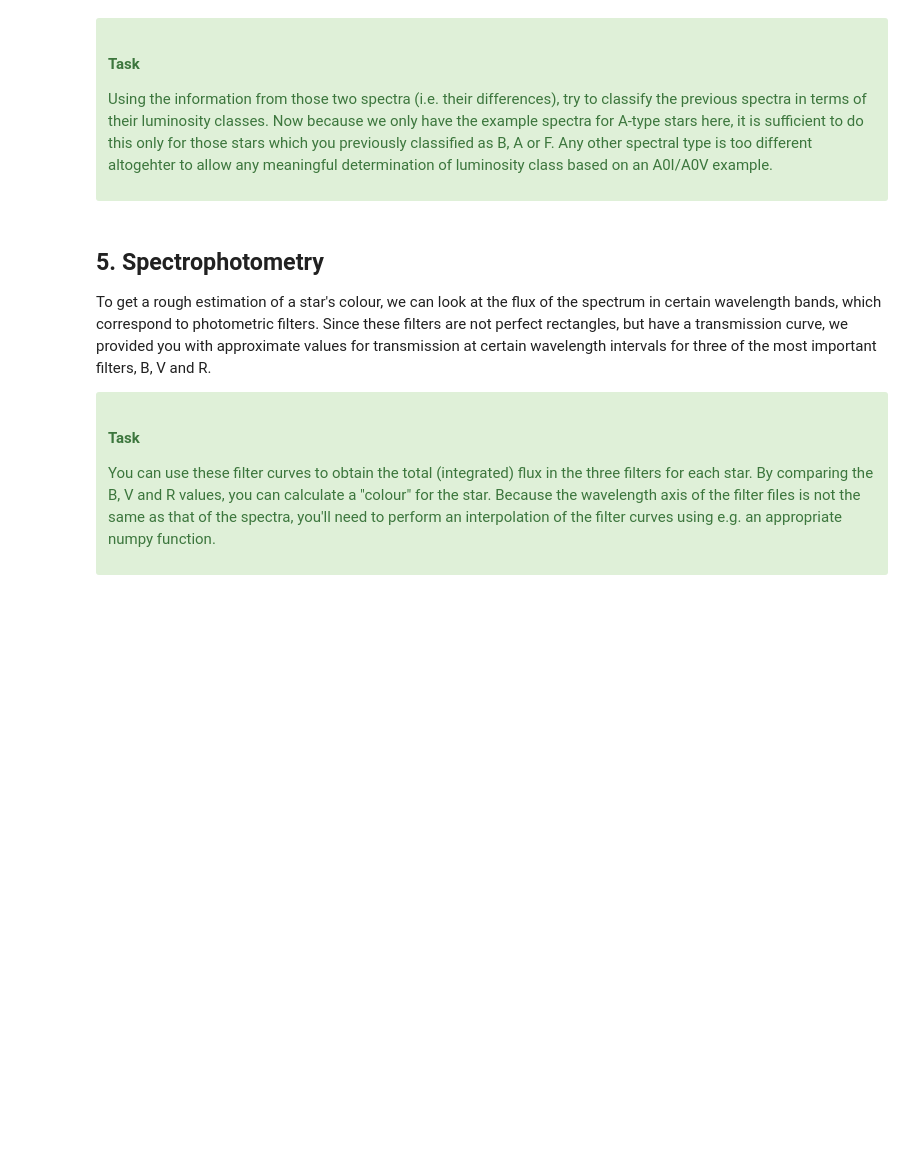
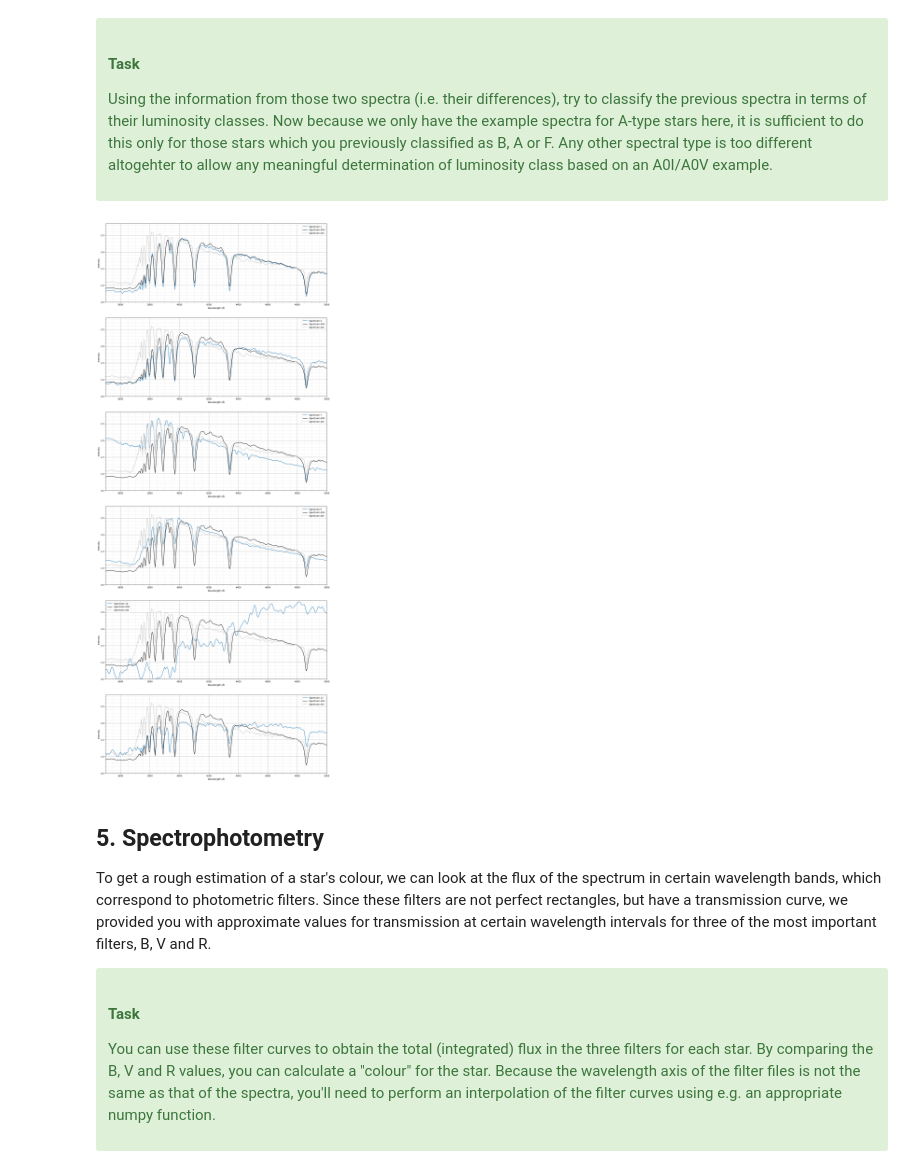
Before and after one commit to B0whunt3r21/AstroPrak, a Jupyter notebook: SpectralTypeClassification.ipynb, the cells around one changed output. Drawn from its saved outputs; the diff is of its cells as text; code cells hidden in the pictures; blank space fills up the shorter version.

```diff
--- a/SpectralTypeClassification.ipynb
+++ b/SpectralTypeClassification.ipynb
@@ -572,6 +570,82 @@ Comment: The differing spectra of A0V and A0I stars around 3600–4000 Å are
     <h4>Task</h4>
     <p>Using the information from those two spectra (i.e. their differences), try to classify the previous spectra in terms of their luminosity classes. Now because we only have the example spectra for A-type stars here, it is sufficient to do this only for those stars which you previously classified as B, A or F. Any other spectral type is too different altogehter to allow any meaningful determination of luminosity class based on an A0I/A0V example.</p>
 </div>
+# %%
+
+
+def plotSpectra(x, y, ax=None, nr=None, xLim=[], yLim=[], scale=1):
+    ax.plot(x, y*scale, label=f'Spectrum {nr+1}')
+    ax.minorticks_on()
+    ax.grid(visible=True, which='major', linestyle='-', linewidth=1)
+    ax.grid(visible=True, which='minor', linestyle=':', linewidth=0.5)
+    return ax
+
+xScalings = [[3500, 5500]
+              ,[3500, 5500]
+              ,[3500, 5000]
+              ,[3500, 5500]
+              ,[3500, 5500]
+              ,[3500, 5000]
+              ,[3500, 5000]
+              ,[3500, 5500]
+              ,[3500, 5500]
+              ,[3500, 5000]
+              ,[3500, 5500]
+              ,[3500, 5500]]
+
+yScalings = [[0, 2.75]
+             ,[0, 1.5]
+             ,[0, 1.5]
+             ,[0, 2]
+             ,[0, 1.5]
+             ,[0, 4]
+             ,[0, 4]
+             ,[0, 1.5]
+             ,[0, 3]
+             ,[0, 1.3]
+             ,[0, 5]
+             ,[0, 1.5]]
+
+
+spectral_classes = {
+    0: 'A',
+    1: 'G',
+    2: 'KM',
+    3: 'A',
+    4: 'G',
+    5: 'KM',
+    6: 'B',
+    7: 'G',
+    8: 'A',
+    9: 'B',
+    10: 'O',
+    11: 'F'}
+
+scale = [ 1
+        ,1
+        ,1
+        ,1.2
+        ,1
+        ,1
+        ,0.75
+        ,1
+        ,0.9
+        ,2.75
+        ,1
+        ,1.5]
+
+
+fig, axes = plt.subplots(6, 1, figsize=(18, 45))
+cnt = 0
+for idx, row in Axes.iterrows():
+    if (spectral_classes.get(idx) == 'A') or (spectral_classes.get(idx) == 'B') or (spectral_classes.get(idx) == 'F'):
+        plotSpectra(row['X'], row['Y'], ax=axes[cnt], nr=idx, xLim=xScalings[idx], yLim=yScalings[idx], scale=scale[idx])
+        plotRefSpectra([x_a0v, y_a0v], [x_a0i, y_a0i], ax=axes[cnt], xLim=[3500, 5000], yLim=[0.5, np.max(y_a0i)+0.25])
+        cnt +=1
+
+plt.show()
+# %% [output]
+[figure, added]
 # %% [markdown]
 ## 5. Spectrophotometry
 
```
Also changed, not shown: parts of 3 cells of this notebook.
